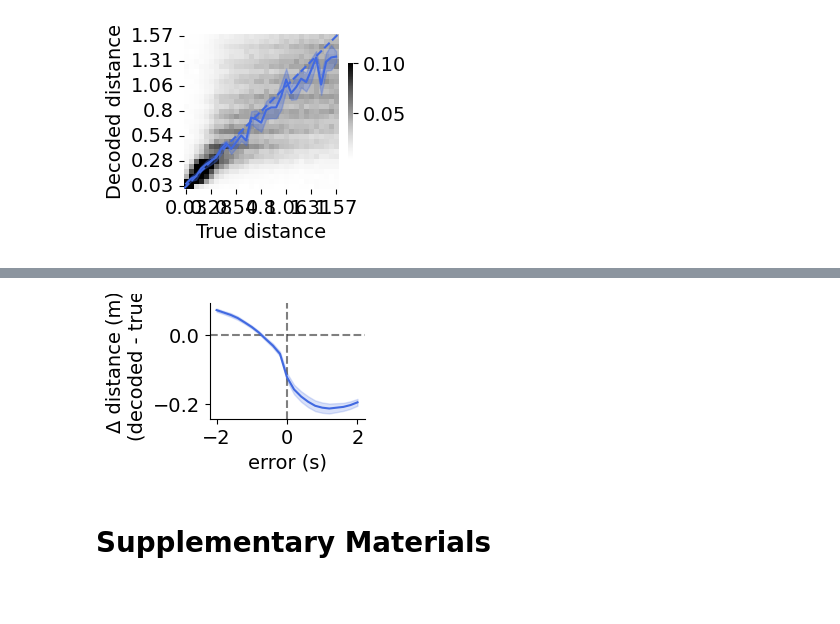
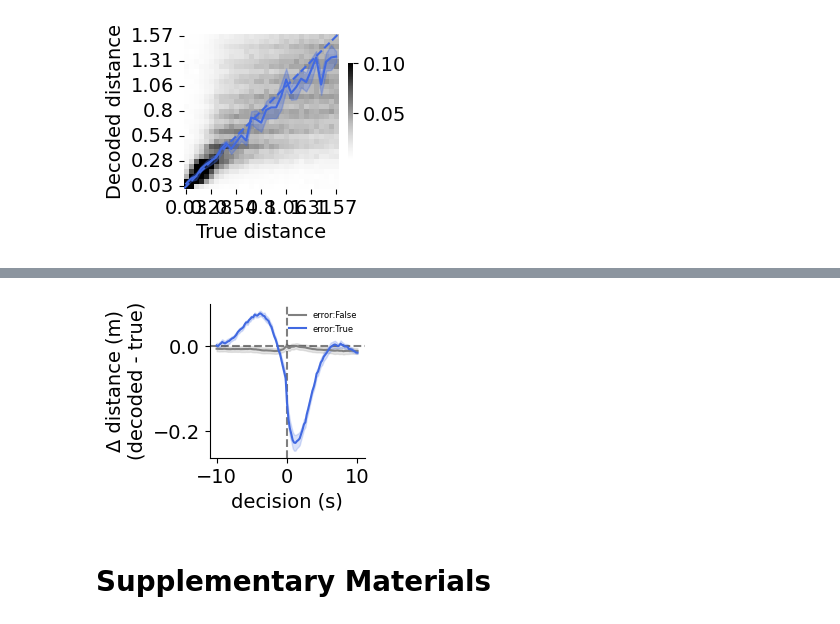
Before and after one commit to peterdoohan/GridMaze-mFC, a Jupyter notebook: Notebooks/distance_to_goal.ipynb, the cells around one changed output, grey strips where cells are left out. Saved outputs shown, nothing was run; the diff lists cells and outputs as text; code cells hidden in the pictures; blank space fills up the shorter version.

```diff
--- a/Notebooks/distance_to_goal.ipynb
+++ b/Notebooks/distance_to_goal.ipynb
@@ -163,9 +165,9 @@ from GridMaze.analysis.distance_to_goal import error_aligned_decoding as ead
 # %%
 results_df = ead.get_distance_to_goal_decoding_df(verbose=False)
-f, ax = plt.subplots(1, 1, figsize=(2, 1.5))
-ead.plot_error_aligned_decoding_delta(results_df, error_type="nav_error", ax=ax)
+f, ax = plt.subplots(1, 1, figsize=(2, 2))
+ead.plot_error_aligned_decoding_delta(results_df, ax=ax)
 # %% [output]
-[figure, old version]
+[figure, new version]
 # %% [markdown]
 # Supplementary Materials
 # %%
```
Also changed, not shown: parts of 1 cell of this notebook.
